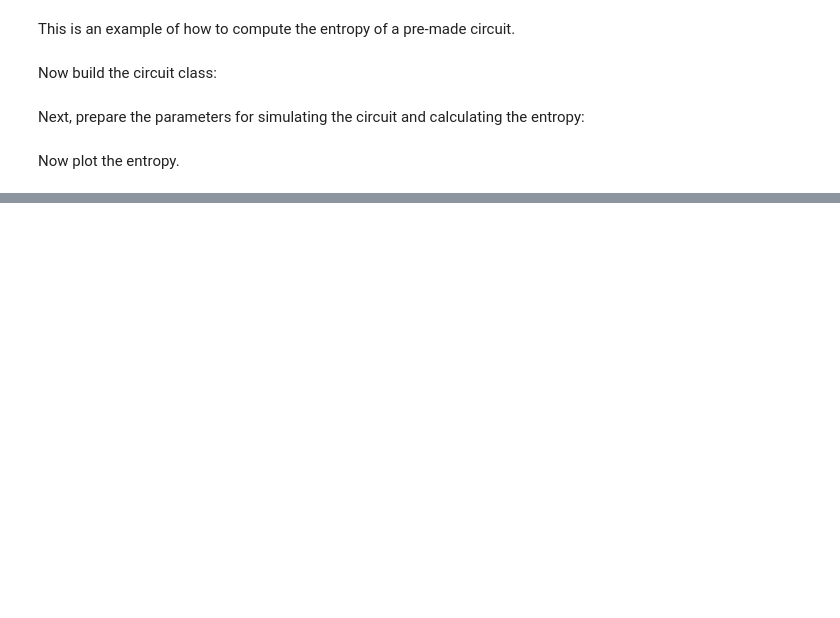
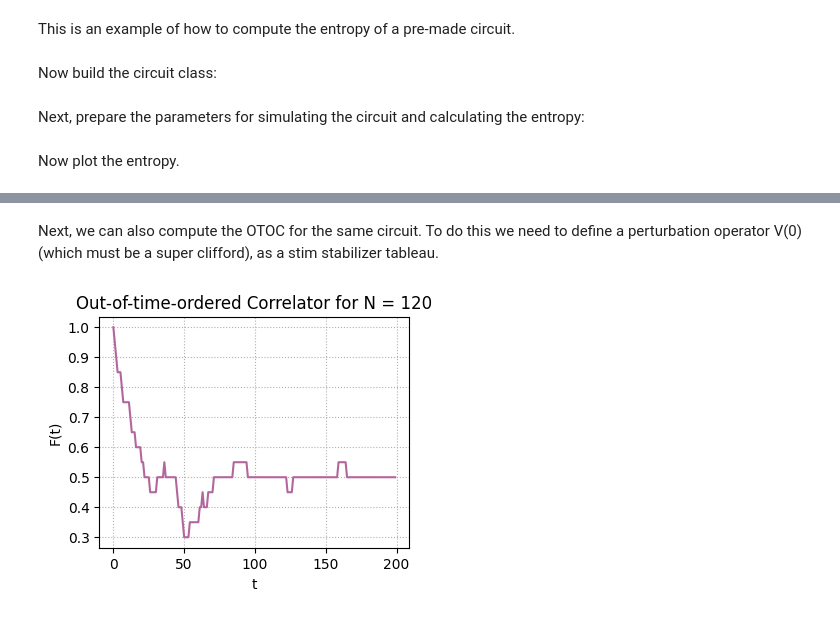
Before and after one commit to mablake90/super-cliffords, a Jupyter notebook: examples/example.ipynb, the cells around one changed output, grey strips where cells are left out. Cells and saved outputs as stored; diff of their text form; code cells hidden in the pictures; blank space fills up the shorter version.

Commit message:
Tested otoc, removed unnecessary code.

```diff
--- a/examples/example.ipynb
+++ b/examples/example.ipynb
@@ -32,0 +35,20 @@ plt.show()
+# %% [markdown]
+Next, we can also compute the OTOC for the same circuit. To do this we need to define a perturbation operator V(0) (which must be a super clifford), as a stim stabilizer tableau.
+# %%
+s = stim.TableauSimulator()
+c = stim.Circuit()
+c.append_operation("I", [n_qubits-1]) #Need to initialize the tableau with correct number of qubits, otherwise otoc calculation will fail.
+s.do(c)
+s.do(C3(0, 1, 2))
+
+otoc, ts = circuit.compute_otoc(t, res, rep, s)
+# %%
+plt.figure(figsize=(4,3))
+plt.plot(ts, otoc, color="#b3669e")
+plt.xlabel('t')
+plt.ylabel('F(t)')
+plt.title(f'Out-of-time-ordered Correlator for N = {n_qubits}')
+plt.grid(linestyle = 'dotted')
+plt.show()
+# %% [output]
+[figure, added]
```
Also changed, not shown: parts of 2 cells of this notebook, 9 other files.
